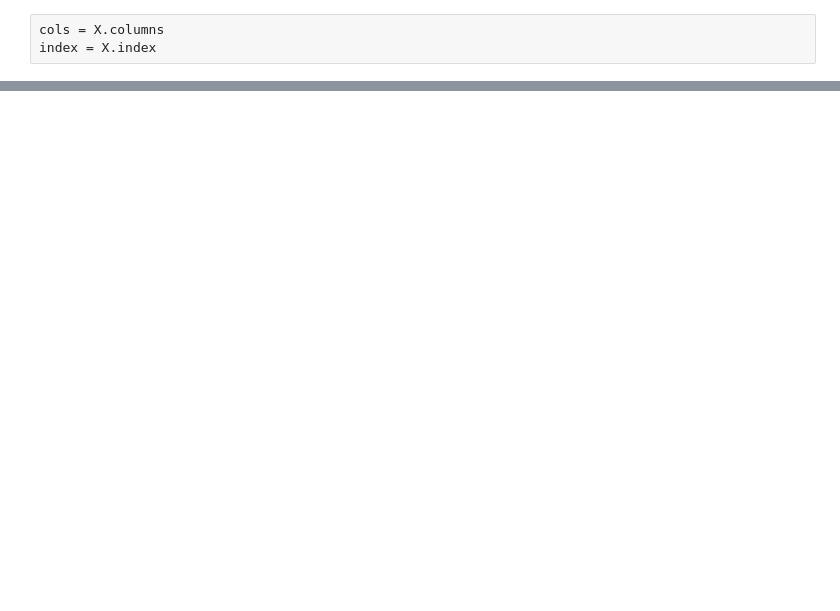
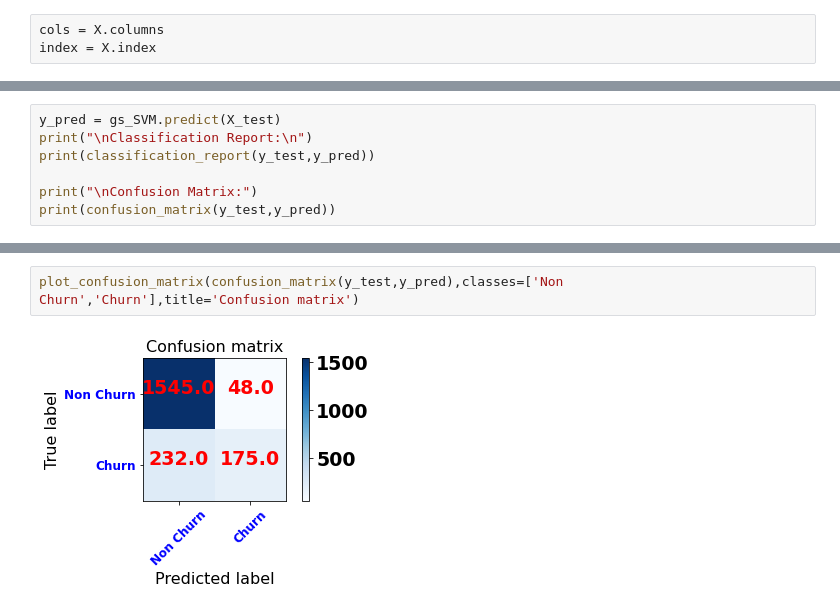
Before and after one commit to MattithyahuData/P2-Bank-churn-prediction, a Jupyter notebook: Code/P2 Code.ipynb, the cells around one changed output, grey strips where cells are left out. Saved outputs shown, nothing was run; the diff lists cells and outputs as text; blank space fills up the shorter version.

```diff
--- a/Code/P2 Code.ipynb
+++ b/Code/P2 Code.ipynb
@@ -260,0 +484,7 @@ print(X.shape, y.shape)
+# %%
+y_pred = gs_SVM.predict(X_test)
+print("\nClassification Report:\n")
+print(classification_report(y_test,y_pred))
+
+print("\nConfusion Matrix:")
+print(confusion_matrix(y_test,y_pred))
@@ -260,0 +507,4 @@ print(X.shape, y.shape)
+# %%
+plot_confusion_matrix(confusion_matrix(y_test,y_pred),classes=['Non Churn','Churn'],title='Confusion matrix')
+# %% [output]
+[figure, added]
```
Also changed, not shown: parts of 27 cells of this notebook, 1 other file.
